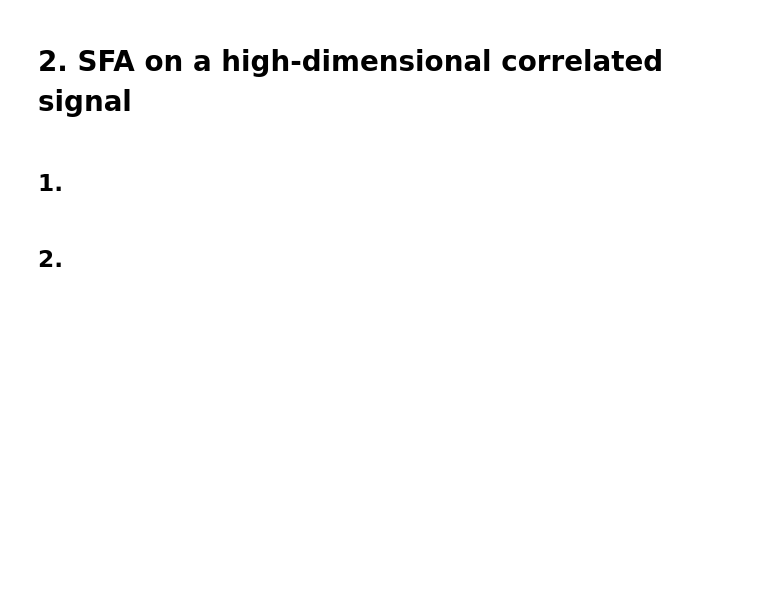
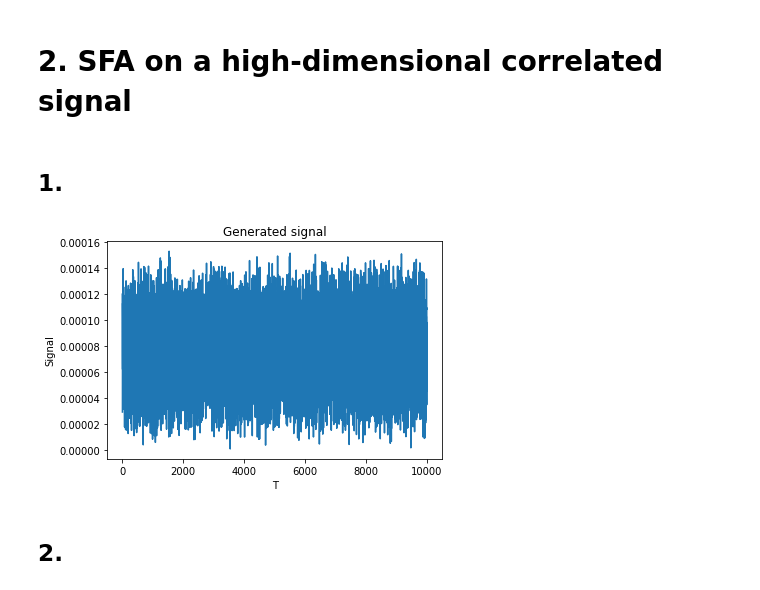
Before and after one commit to DorotheaMueller/mhbf, a Jupyter notebook: ex_2_budding_mueller.ipynb, the cells around one changed output. Drawn from its saved outputs; the diff is of its cells as text; code cells hidden in the pictures; blank space fills up the shorter version.

```diff
--- a/ex_2_budding_mueller.ipynb
+++ b/ex_2_budding_mueller.ipynb
@@ -170,6 +166,14 @@ L = 10000
 e = 0.04
 signal = generate_random_signal(L, e)
 len_receptive_field = 100
+# %%
+plt.plot(signal)
+plt.xlabel('T')
+plt.ylabel('Signal')
+plt.title('Generated signal')
+plt.show()
+# %% [output]
+[figure, added]
 # %% [markdown]
 ## 2.
 # %%
```
Also changed, not shown: parts of 20 cells of this notebook.
